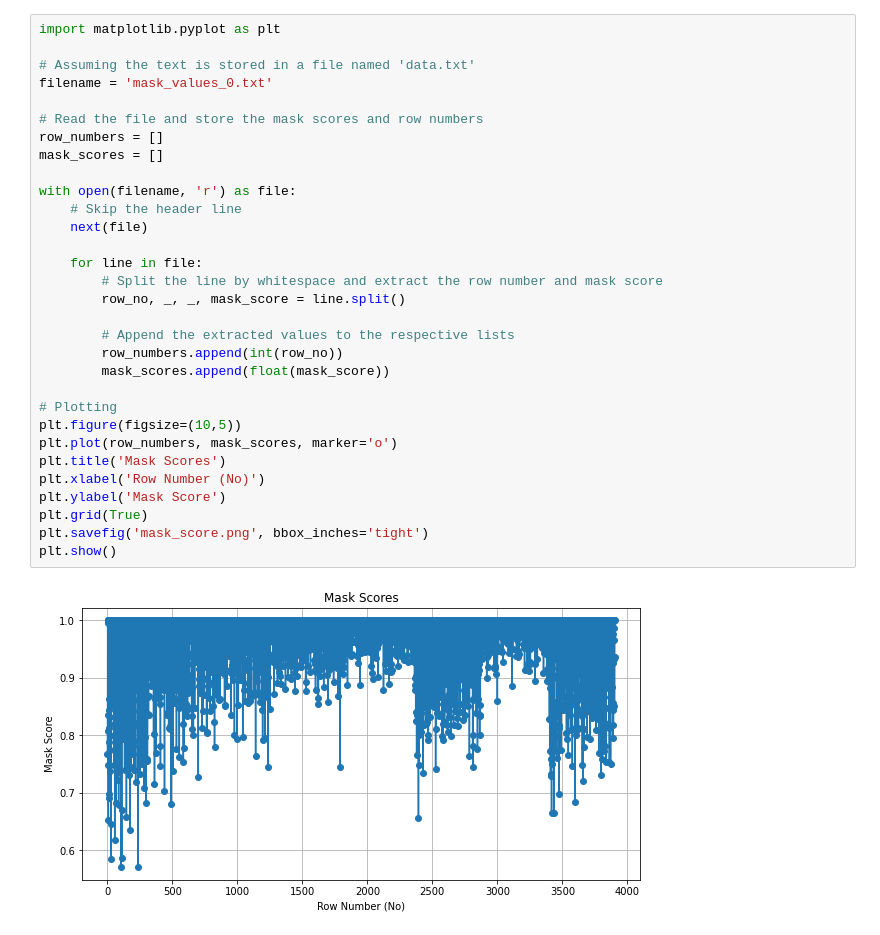
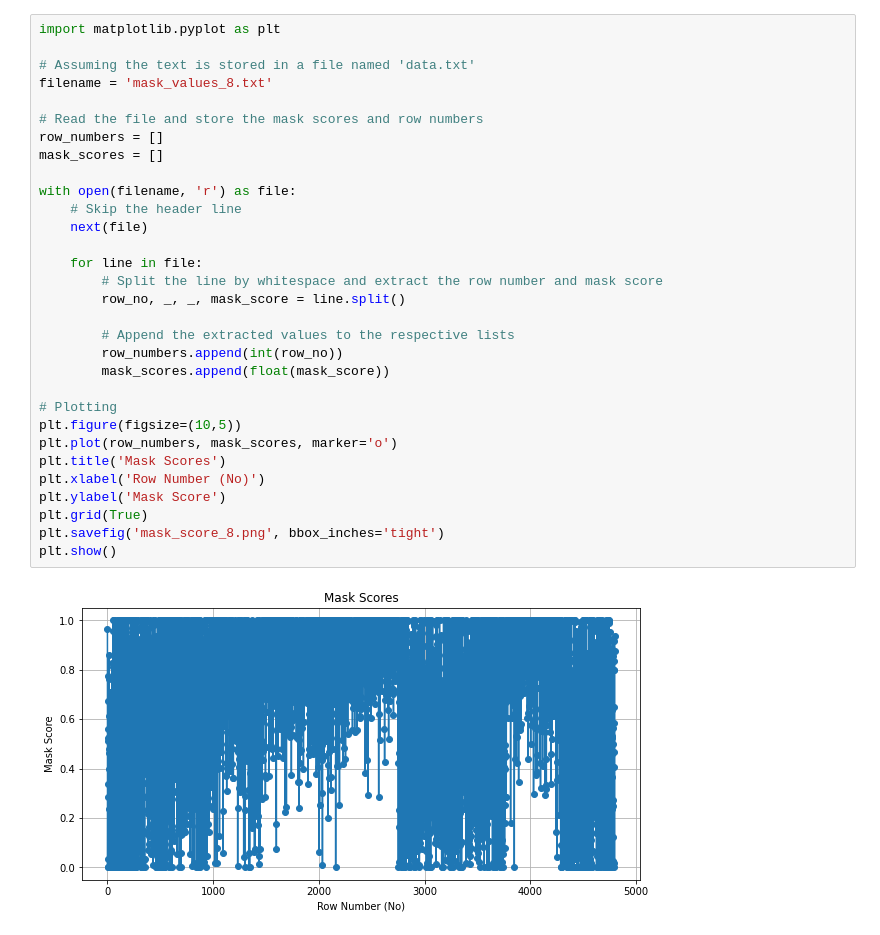
Before and after one commit to pkulium/Focused-Flip-Federated-Backdoor-Attack, a Jupyter notebook: save/plot.ipynb, the cells around one changed output. Cells and saved outputs as stored; diff of their text form.

```diff
--- a/save/plot.ipynb
+++ b/save/plot.ipynb
@@ -34,33 +34,33 @@ plt.show()
 # %%
 import matplotlib.pyplot as plt
 
 # Assuming the text is stored in a file named 'data.txt'
-filename = 'mask_values_0.txt'
+filename = 'mask_values_8.txt'
 
 # Read the file and store the mask scores and row numbers
 row_numbers = []
 mask_scores = []
 
 with open(filename, 'r') as file:
     # Skip the header line
     next(file)
 
     for line in file:
         # Split the line by whitespace and extract the row number and mask score
         row_no, _, _, mask_score = line.split()
 
         # Append the extracted values to the respective lists
         row_numbers.append(int(row_no))
         mask_scores.append(float(mask_score))
 
 # Plotting
 plt.figure(figsize=(10,5))
 plt.plot(row_numbers, mask_scores, marker='o')
 plt.title('Mask Scores')
 plt.xlabel('Row Number (No)')
 plt.ylabel('Mask Score')
 plt.grid(True)
-plt.savefig('mask_score.png', bbox_inches='tight')
+plt.savefig('mask_score_8.png', bbox_inches='tight')
 plt.show()
 # %% [output]
-[figure, old version]
+[figure, new version]
```
Also changed, not shown: parts of 5 cells of this notebook, 14 other files.
